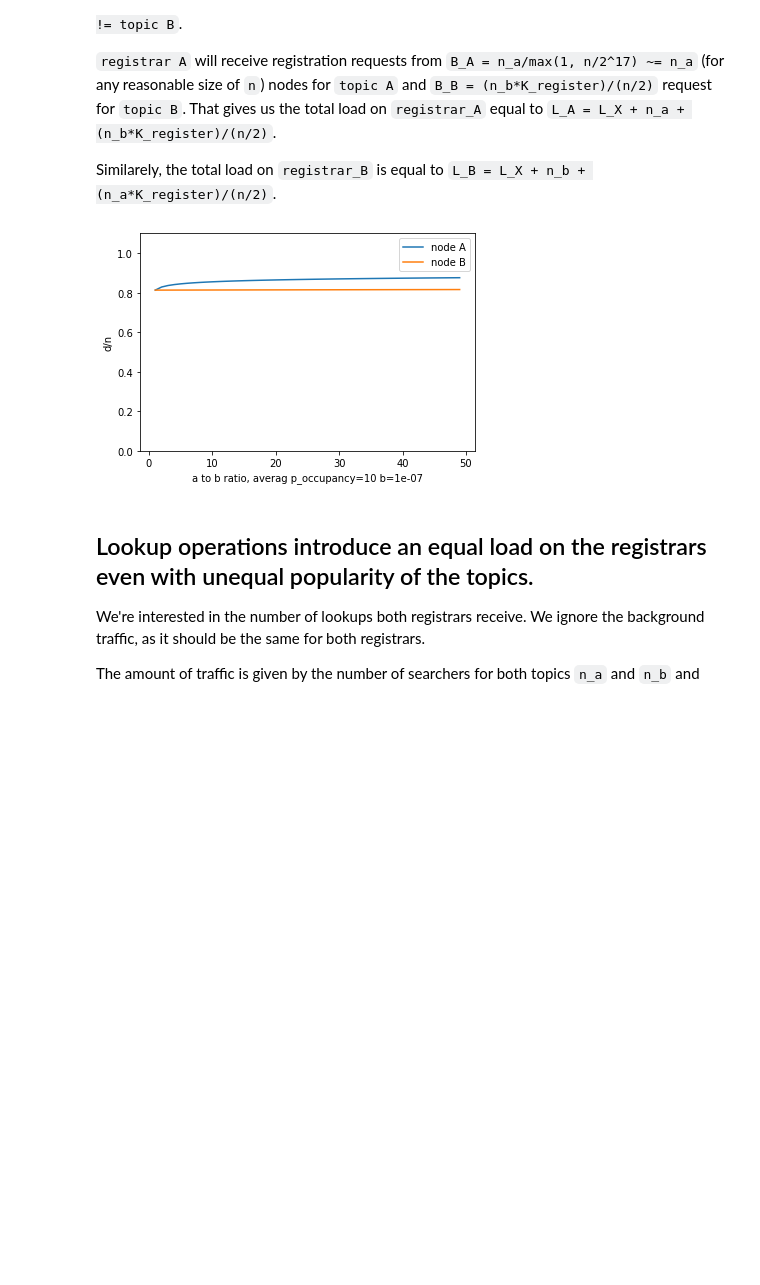
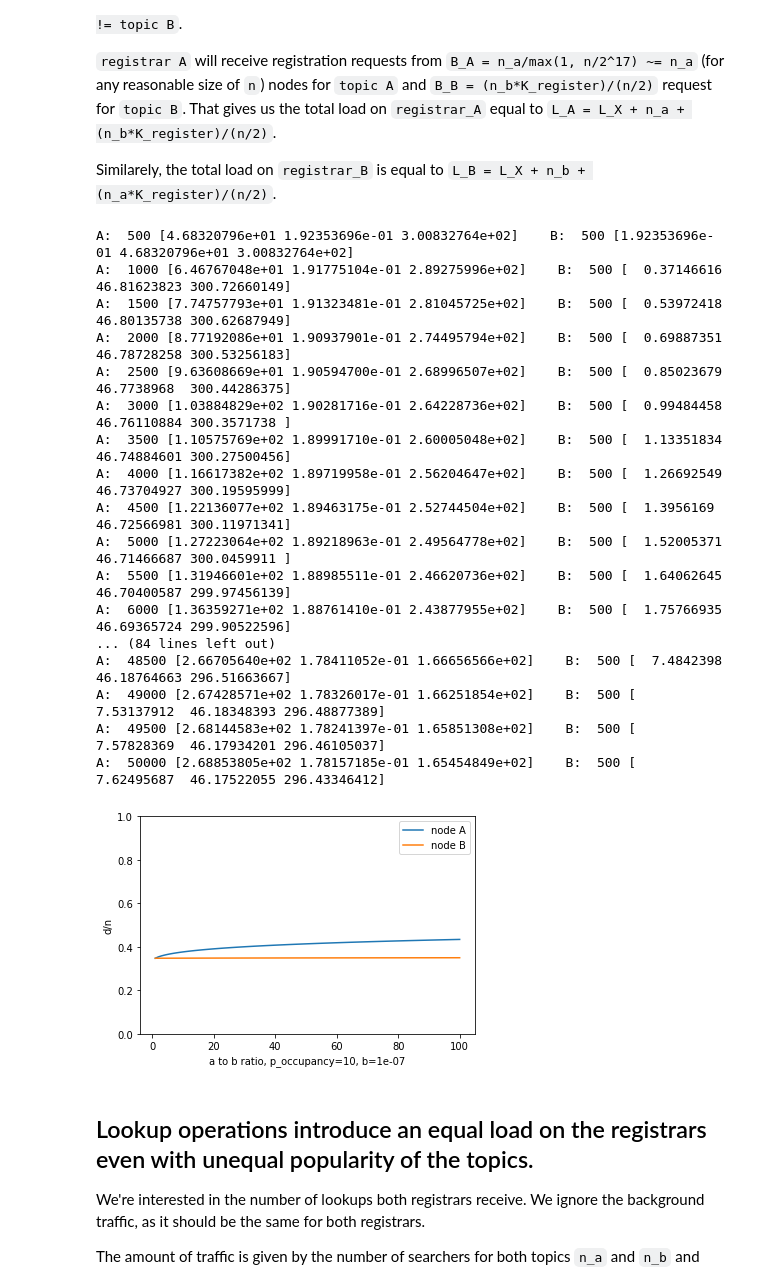
Before and after one commit to datahop/p2p-service-discovery, a Jupyter notebook: service-discovery/python/analysis_section.ipynb, the cells around one changed output. Cells and saved outputs as stored; diff of their text form; code cells hidden in the pictures; blank space fills up the shorter version.

```diff
--- a/service-discovery/python/analysis_section.ipynb
+++ b/service-discovery/python/analysis_section.ipynb
@@ -122,10 +122,10 @@ p_occupancy = 10
 b = 0.0000001
 
 N = 25000            # Network size
-K_register = 7      # Number of registrations per bucket
-N_A = 20           # Number of advertisers for topic A (will be modified in the for loop below)
-N_B = 2000           # Number of advertisers for topic B
-R_X = 100            # Background number of registrations
+K_register = 5       # Number of registrations per bucket
+N_A = 20             # Number of advertisers for topic A (will be overwritten in the for loop below)
+N_B = 500           # Number of advertisers for topic B
+R_X = 19000            # Background number of registrations
 
 x_vals = []
 y_vals_A = []
@@ -135,48 +135,71 @@ y_vals_B = []
 # This ignores the IP score, assuming that it is 0 ("worst case" of perfectly balanced addresses)
 def equations_A(dvec):
     d_a = dvec[0]
     d_b = dvec[1]
     d_x = dvec[2]
     d = d_a + d_b + d_x
-    t = b / (d * (1 - d/n)**p_occupancy)
-    return [ N_A / (1+d_a*t) - d_a , K_register*N_B/(N/2) / (1+d_b*t) - d_b , R_X / (1+d_x*t) - d_x ]
+    t = 1 / (1 - d/n)**p_occupancy
+    # Number of registrations that this registrar will get for topic A and B
+    R_A = N_A
+    R_B = K_register* N_B / (N/2)
+    return [ R_A / (1+(b+d_a/d)*t) - d_a , R_B / (1+(b+d_b/d)*t) - d_b , R_X / (1+(b+d_x/d)*t) - d_x ]
 
 def equations_B(dvec):
     d_a = dvec[0]
     d_b = dvec[1]
     d_x = dvec[2]
     d = d_a + d_b + d_x
-    t = b / (d * (1 - d/n)**p_occupancy)
-    return [ K_register*N_A/(N/2) / (1+d_a*t) - d_a , N_B / (1+d_b*t) - d_b , R_X / (1+d_x*t) - d_x ]
+    t = 1 / (1 - d/n)**p_occupancy
+    # Number of registrations that this registrar will get for topic A and B
+    R_A = K_register* N_A / (N/2)
+    R_B = N_B
+    return [ R_A / (1+(b+d_a/d)*t) - d_a , R_B / (1+(b+d_b/d)*t) - d_b , R_X / (1+(b+d_x/d)*t) - d_x ]
 
-for a_to_b_ratio in range(1, 50):
+for a_to_b_ratio in range(1, 101):
     # Number of advertisers for topic A
     N_A = a_to_b_ratio * N_B
 
     x_vals.append(a_to_b_ratio)
 
     # This seems to be very sensitive to the initial guess!
-    initial_guess = [700,100,100]
 
-    dvec_solution = fsolve(equations_A, initial_guess)
-    d_solution = dvec_solution[0]+dvec_solution[1]+dvec_solution[2]
-    y_vals_A.append(d_solution/n)
+    dvec_solutionA = fsolve(equations_A, [100,100,50])
+    d_solutionA = dvec_solutionA[0]+dvec_solutionA[1]+dvec_solutionA[2]
+    y_vals_A.append(d_solutionA/n)
 
-    dvec_solution = fsolve(equations_B, initial_guess)
-    d_solution = dvec_solution[0]+dvec_solution[1]+dvec_solution[2]
-    y_vals_B.append(d_solution/n)
+    dvec_solutionB = fsolve(equations_B, [100,300,50])
+    d_solutionB = dvec_solutionB[0]+dvec_solutionB[1]+dvec_solutionB[2]
+    y_vals_B.append(d_solutionB/n)
+    print("A: ",N_A,dvec_solutionA, "   B: ",N_B,dvec_solutionB)
 
 ax.plot(x_vals, y_vals_A, label="node A")
 ax.plot(x_vals, y_vals_B, label="node B")
 
 plt.ylabel("d/n")
-plt.xlabel("a to b ratio, averag p_occupancy=" + str(p_occupancy) + " b=" + str(b))
+plt.xlabel("a to b ratio, p_occupancy=" + str(p_occupancy) + ", b=" + str(b))
 
-plt.ylim(0, 1.1)
+plt.ylim(0, 1)
 plt.legend()
 plt.show()
 # %% [output]
+A:  500 [4.68320796e+01 1.92353696e-01 3.00832764e+02]    B:  500 [1.92353696e-01 4.68320796e+01 3.00832764e+02]
+A:  1000 [6.46767048e+01 1.91775104e-01 2.89275996e+02]    B:  500 [  0.37146616  46.81623823 300.72660149]
+A:  1500 [7.74757793e+01 1.91323481e-01 2.81045725e+02]    B:  500 [  0.53972418  46.80135738 300.62687949]
+A:  2000 [8.77192086e+01 1.90937901e-01 2.74495794e+02]    B:  500 [  0.69887351  46.78728258 300.53256183]
+A:  2500 [9.63608669e+01 1.90594700e-01 2.68996507e+02]    B:  500 [  0.85023679  46.7738968  300.44286375]
+A:  3000 [1.03884829e+02 1.90281716e-01 2.64228736e+02]    B:  500 [  0.99484458  46.76110884 300.3571738 ]
+A:  3500 [1.10575769e+02 1.89991710e-01 2.60005048e+02]    B:  500 [  1.13351834  46.74884601 300.27500456]
+A:  4000 [1.16617382e+02 1.89719958e-01 2.56204647e+02]    B:  500 [  1.26692549  46.73704927 300.19595999]
+A:  4500 [1.22136077e+02 1.89463175e-01 2.52744504e+02]    B:  500 [  1.3956169   46.72566981 300.11971341]
+A:  5000 [1.27223064e+02 1.89218963e-01 2.49564778e+02]    B:  500 [  1.52005371  46.71466687 300.0459911 ]
+A:  5500 [1.31946601e+02 1.88985511e-01 2.46620736e+02]    B:  500 [  1.64062645  46.70400587 299.97456139]
+A:  6000 [1.36359271e+02 1.88761410e-01 2.43877955e+02]    B:  500 [  1.75766935  46.69365724 299.90522596]
+... (84 lines left out)
+A:  48500 [2.66705640e+02 1.78411052e-01 1.66656566e+02]    B:  500 [  7.4842398   46.18764663 296.51663667]
+A:  49000 [2.67428571e+02 1.78326017e-01 1.66251854e+02]    B:  500 [  7.53137912  46.18348393 296.48877389]
+A:  49500 [2.68144583e+02 1.78241397e-01 1.65851308e+02]    B:  500 [  7.57828369  46.17934201 296.46105037]
+A:  50000 [2.68853805e+02 1.78157185e-01 1.65454849e+02]    B:  500 [  7.62495687  46.17522055 296.43346412]
-[figure, old version]
+[figure, new version]
 # %% [markdown]
 ## Lookup operations introduce an equal load on the registrars even with unequal popularity of the topics.
 We're interested in the number of lookups both registrars receive. We ignore the background traffic, as it should be the same for both registrars.
```
